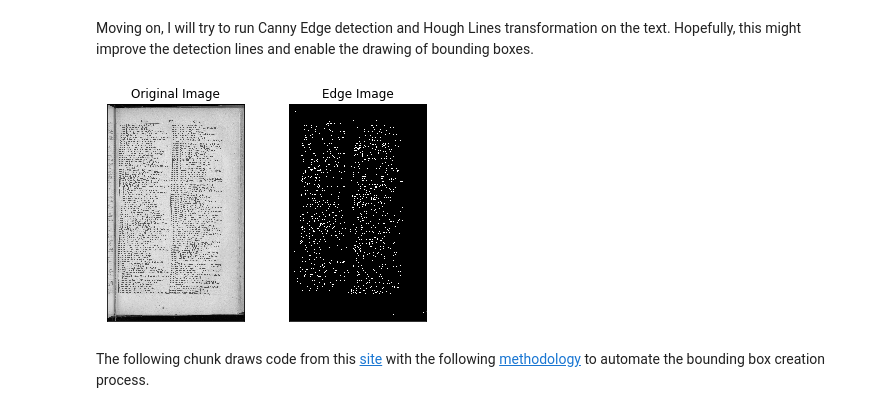
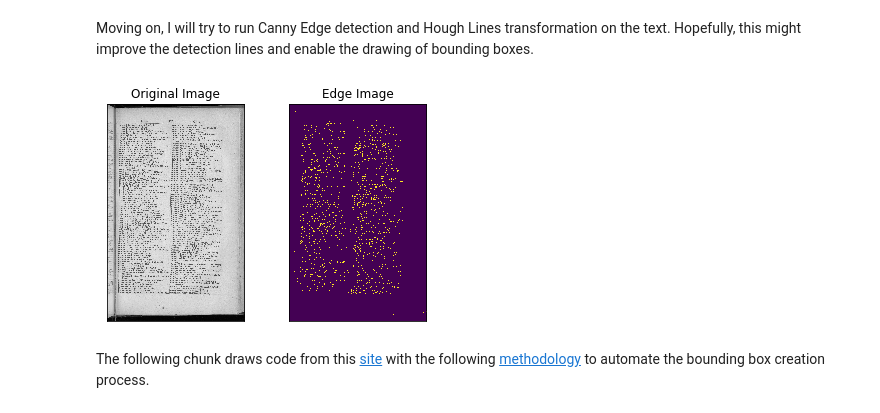
Before and after one commit to westerleyy/NYU-CityDirectories-Project, a Jupyter notebook: WorkflowTrial01.ipynb, the cells around one changed output. Cells and saved outputs as stored; diff of their text form; code cells hidden in the pictures.

```diff
--- a/WorkflowTrial01.ipynb
+++ b/WorkflowTrial01.ipynb
@@ -3,9 +5,17 @@ The previous team used PIL and PyTesseract to parse through the images. I decide
 # %%
 # Import libraries
+import sys
+import glob
+import os
+import random
+import math
+import json
+from collections import defaultdict
+from scipy.ndimage.filters import rank_filter
 import numpy as np
 import pandas as pd
 import pytesseract
-from PIL import Image, ImageEnhance, ImageFilter
+from PIL import Image, ImageEnhance, ImageFilter, ImageDraw
 from io import StringIO
 from skimage import io
 from skimage import transform as tf
@@ -30,7 +40,9 @@ print("OpenCV: " + str(cv2.__version__))
 # Test image path
 test_directory_path = "./test_directory_files"
 folder_name = "/1847.33f67330-5daf-0134-9838-00505686a51c"
-file_name = "/183.57504747.d4315750-2b8e-0136-1360-47c4533390a8.jpeg"
+file_name = "/183.57504747.d4315750-2b8e-0136-1360-47c4533390a8"
+original_extension = ".jpeg"
+cropped_extension = "_cropped.jpeg"
 # %% [output]
 Tesseract 5: 5.0.0-alpha.20191030
 OpenCV: 4.1.1
@@ -41,7 +53,7 @@ I considered the concept of Histogram Equalization (https://docs.opencv.org/mast
 # https://www.freecodecamp.org/news/getting-started-with-tesseract-part-ii-f7f9a0899b3f/
 
 # Reading in image
-img = cv2.imread(test_directory_path + folder_name + file_name)
+img = cv2.imread(test_directory_path + folder_name + file_name + original_extension)
 img_test = img.copy()
 
 # Rescale the image
@@ -94,14 +106,14 @@ Moving on, I will try to run Canny Edge detection and Hough Lines transformation
 # %%
 edges = cv2.Canny(img,10,400)
 
 plt.subplot(121),plt.imshow(img,cmap = 'gray')
 plt.title('Original Image'), plt.xticks([]), plt.yticks([])
-plt.subplot(122),plt.imshow(edges,cmap = 'gray')
+plt.subplot(122),plt.imshow(edges)
 plt.title('Edge Image'), plt.xticks([]), plt.yticks([])
 
 plt.show()
 # %% [output]
-[figure, old version]
+[figure, new version]
 # %% [markdown]
 The following chunk draws code from this [site](https://github.com/danvk/oldnyc/blob/master/ocr/tess/crop_morphology.py) with the following [methodology](http://www.danvk.org/2015/01/07/finding-blocks-of-text-in-an-image-using-python-opencv-and-numpy.html) to automate the bounding box creation process.
 # %%
```
Also changed, not shown: parts of 4 cells of this notebook, 1 other file.
